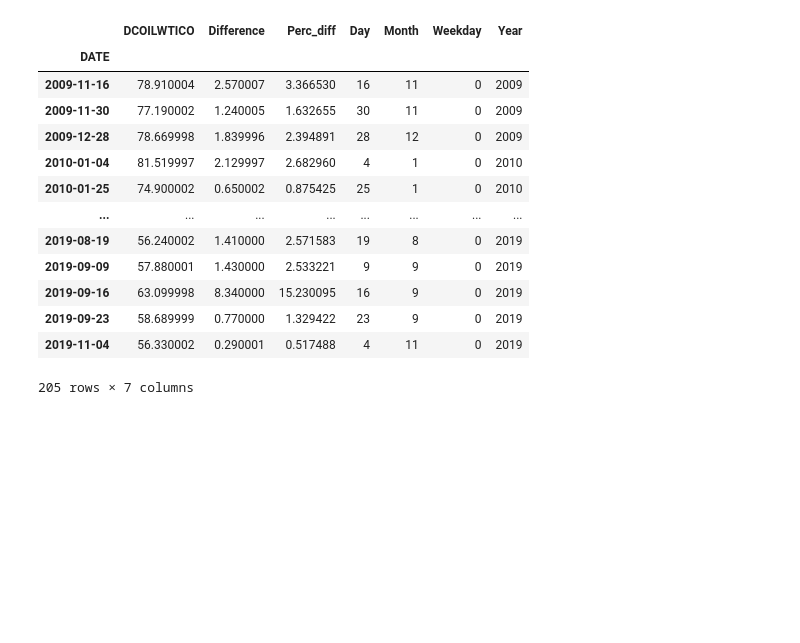
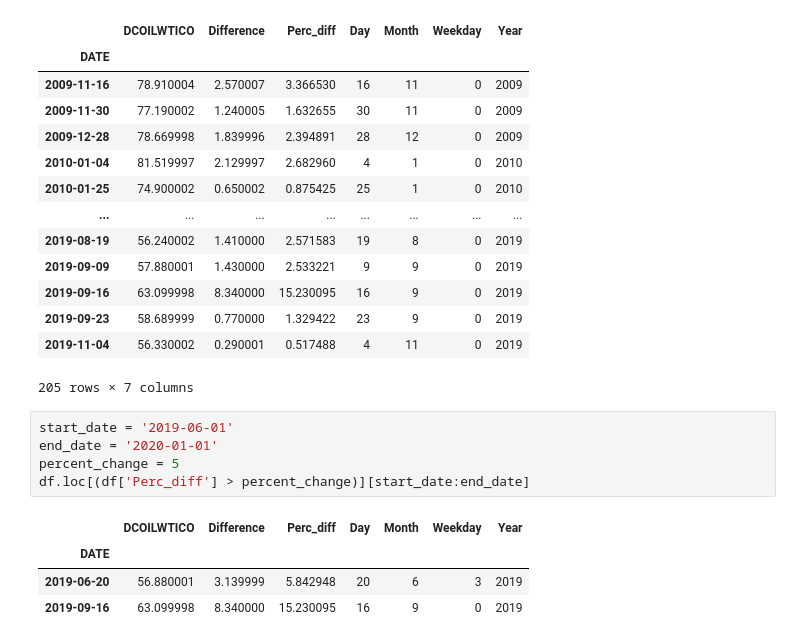
Before and after one commit to omkarudawant/Oil-Price-Analysis, a Jupyter notebook: Analysis.ipynb, the cells around one changed output. Drawn from its saved outputs; the diff is of its cells as text; blank space fills up the shorter version.

```diff
--- a/Analysis.ipynb
+++ b/Analysis.ipynb
@@ -127,3 +128,13 @@ df.loc[(df['Perc_diff'] > percent_change) & (df['Weekday'] == weekday)][start_da
 | 2019-09-23 | 58.689999 | 0.770000 | 1.329422 | 23 | 9 | 0 | 2019 |
 | 2019-11-04 | 56.330002 | 0.290001 | 0.517488 | 4 | 11 | 0 | 2019 |
 205 rows × 7 columns
+# %%
+start_date = '2019-06-01'
+end_date = '2020-01-01'
+percent_change = 5
+df.loc[(df['Perc_diff'] > percent_change)][start_date:end_date]
+# %% [output]
+|  | DCOILWTICO | Difference | Perc_diff | Day | Month | Weekday | Year |
+| DATE |  |  |  |  |  |  |  |
+| 2019-06-20 | 56.880001 | 3.139999 | 5.842948 | 20 | 6 | 3 | 2019 |
+| 2019-09-16 | 63.099998 | 8.340000 | 15.230095 | 16 | 9 | 0 | 2019 |
```
Also changed, not shown: parts of 4 cells of this notebook.
